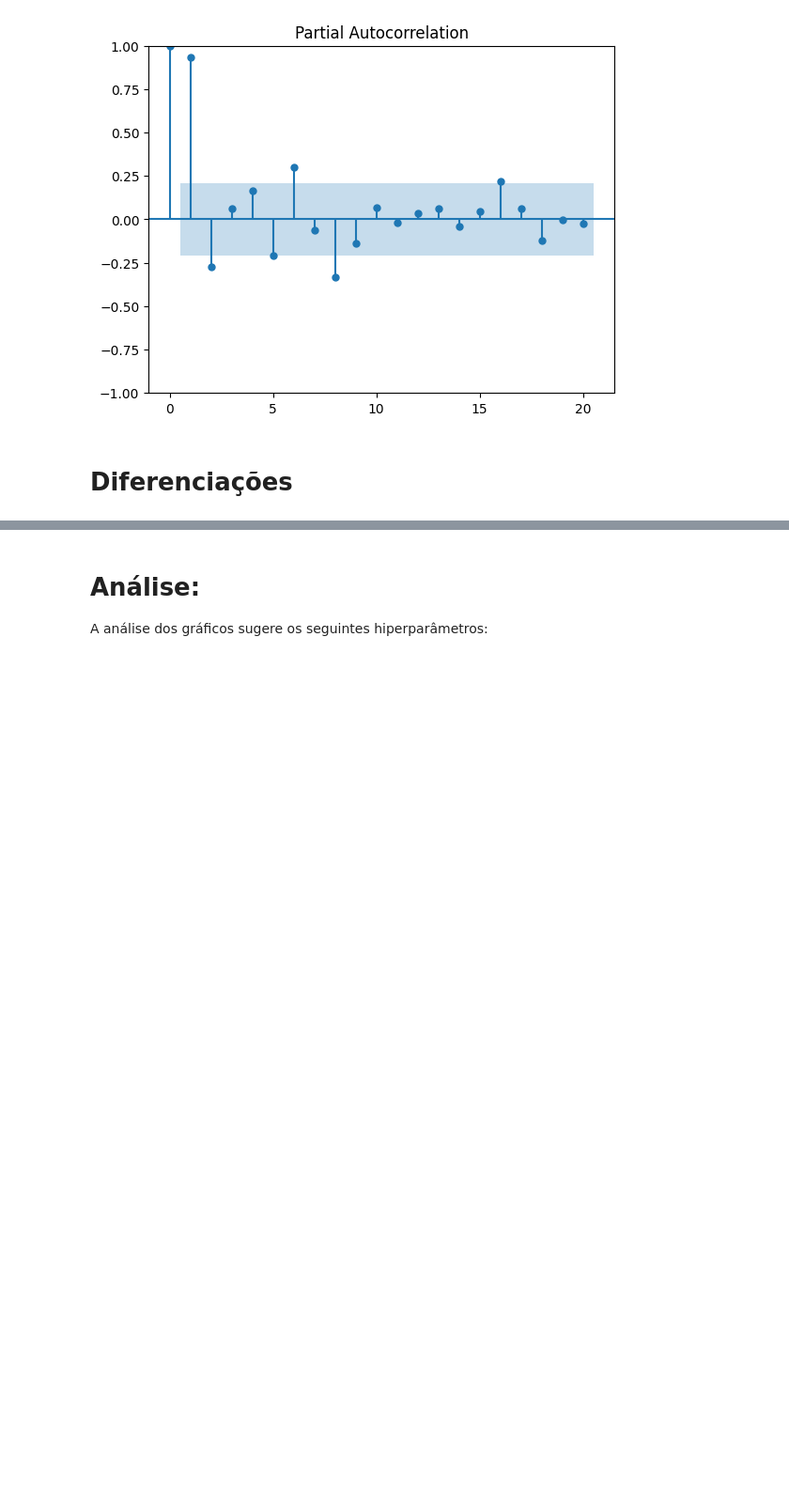
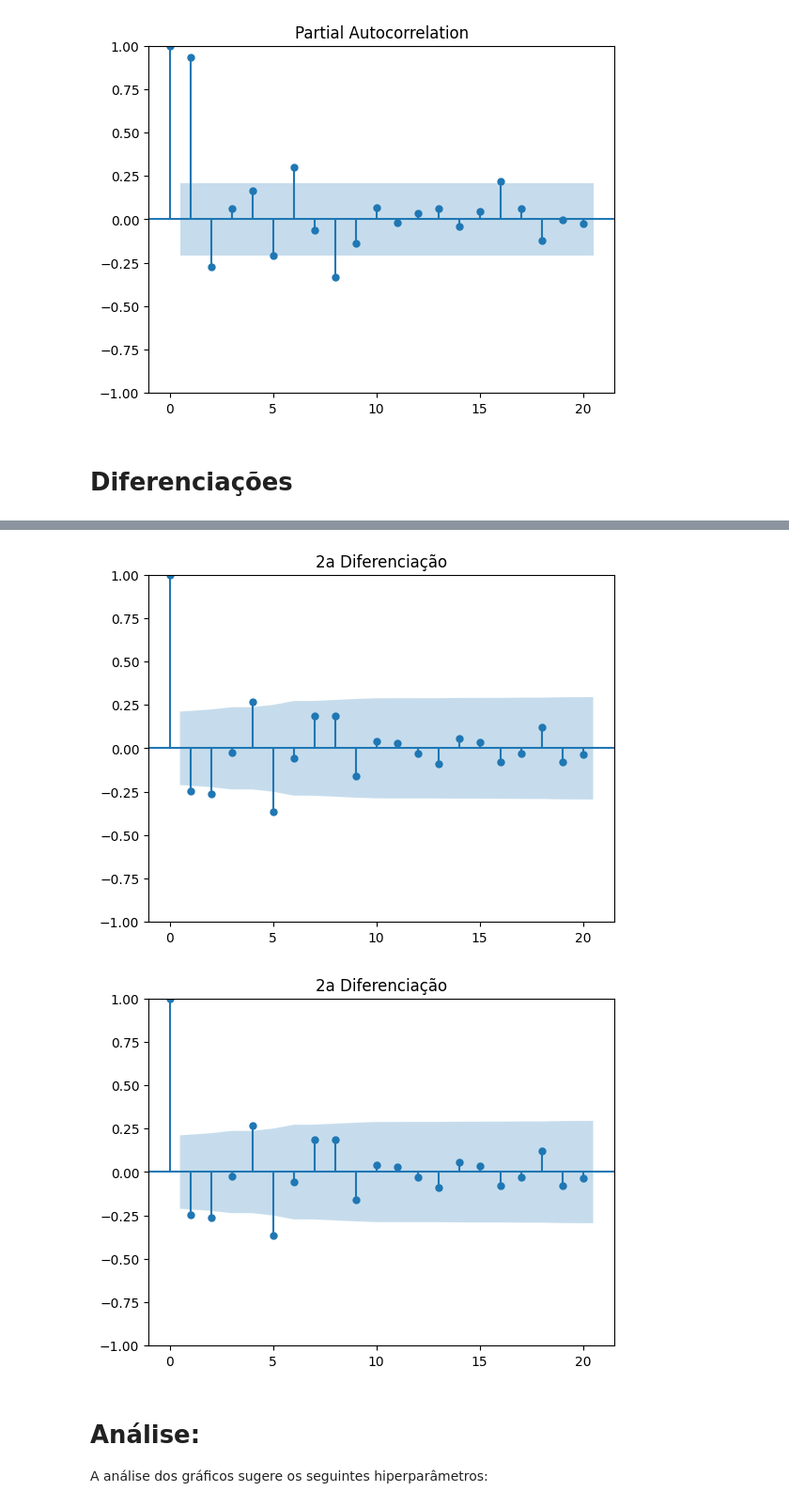
Before and after one commit to MariaGabrielaAlvesZuppardo/SeriesTemporaisCin, a Jupyter notebook: Time_Series_Lista_de_Exercícios.ipynb, the cells around one changed output, grey strips where cells are left out. Shown: that part at 94% size. Saved outputs shown, nothing was run; the diff lists cells and outputs as text; code cells hidden in the pictures; blank space fills up the shorter version.

```diff
--- a/Time_Series_Lista_de_Exercícios.ipynb
+++ b/Time_Series_Lista_de_Exercícios.ipynb
@@ -403,0 +404,3 @@ plot_acf(diff1, title='1a Diferenciação')
+# %%
+diff2 = diff1.diff(1).dropna()
+diff2
@@ -404,3 +422,8 @@ plot_acf(diff1, title='1a Diferenciação')
+# %%
+plot_acf(diff2, title='2a Diferenciação')
+# %% [output]
+[figure, added]
+[figure, added]
 # %% [markdown]
 # Análise:
 A análise dos gráficos sugere os seguintes hiperparâmetros:
```
Also changed, not shown: parts of 6 cells of this notebook.
